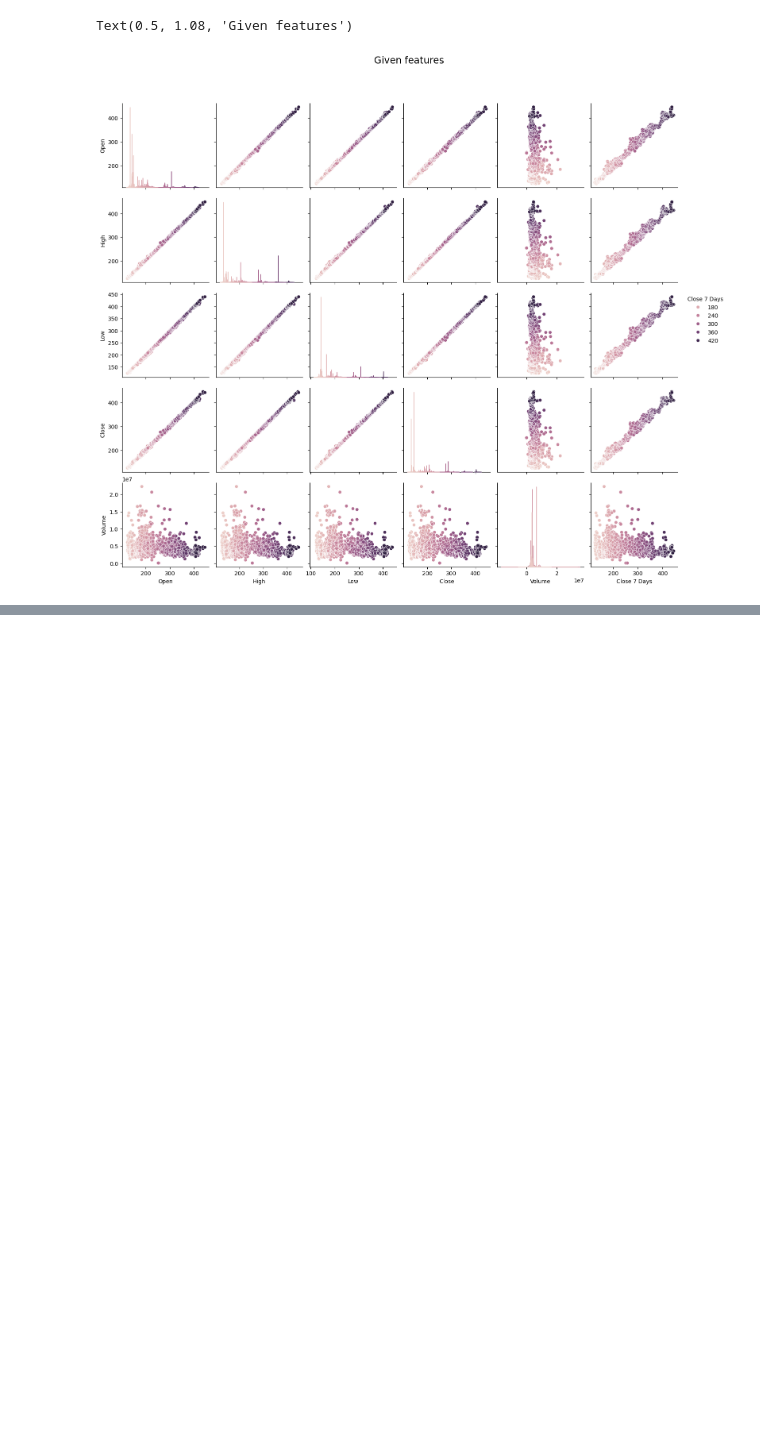
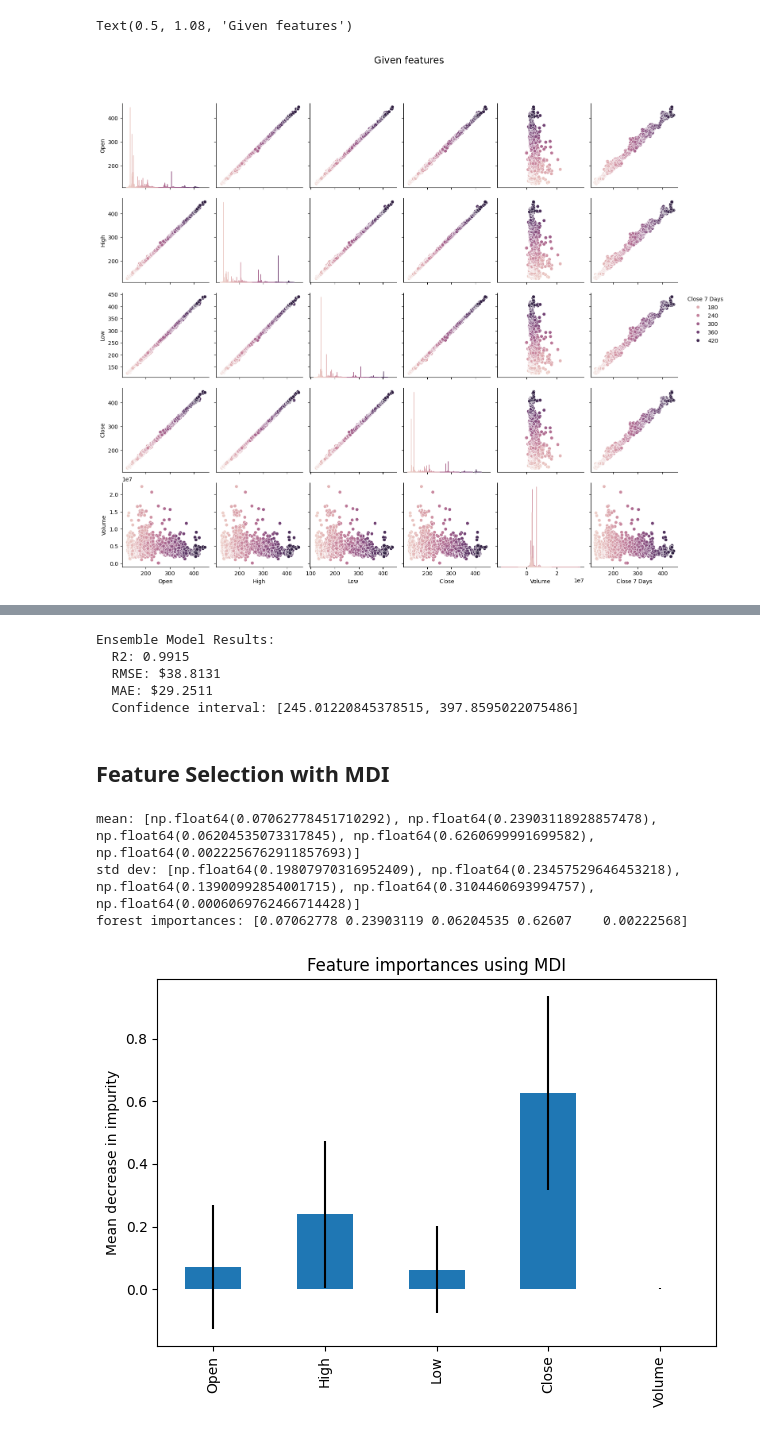
Before and after one commit to shannaw04/ml-stock-predictor, a Jupyter notebook: stock-predictor-final.ipynb, the cells around one changed output, grey strips where cells are left out. Saved outputs shown, nothing was run; the diff lists cells and outputs as text; code cells hidden in the pictures; blank space fills up the shorter version.

```diff
--- a/stock-predictor-final.ipynb
+++ b/stock-predictor-final.ipynb
@@ -618,0 +376,54 @@ Linear Regression with Gradient Descent:
+# %%
+complex_model = RandomForestRegressor(max_depth=6, random_state=RANDOM_STATE)
+complex_model.fit(X_train_complex.values, y_train)
+complex_pred = complex_model.predict(X_test_complex.values).reshape(-1, 1)
+
+complex_r2 = complex_model.score(X_train_complex.values, y_train)
+complex_rmse = root_mean_squared_error(y_test, complex_pred)
+complex_mae = mean_absolute_error(y_test, complex_pred)
+
+# Calculate the standard error of the predictions
+forest_se = np.sqrt(np.sum((y_test - complex_pred.flatten()) ** 2) / (len(y_test) - 2))
+
+# Calculate the confidence intervals
+confidence_interval_forest = stats.t.interval(0.95, len(y_test) - 1, loc=np.mean(complex_pred), scale=forest_se)
+
+print(f"Ensemble Model Results:")
+print(f"  R2: {complex_r2:.4f}")
+print(f"  RMSE: ${complex_rmse:.4f}")
+print(f"  MAE: ${complex_mae:.4f}")
+print(f"  Confidence interval: [{confidence_interval_forest[0]}, {confidence_interval_forest[1]}]")
+# %% [output]
+Ensemble Model Results:
+  R2: 0.9915
+  RMSE: $38.8131
+  MAE: $29.2511
+  Confidence interval: [245.01220845378515, 397.8595022075486]
+# %% [markdown]
+## Feature Selection with MDI
+# %%
+trees_importances = np.array([tree.feature_importances_ for tree in complex_model.estimators_])
+
+# feature importances measures from the forest
+forest_importances = complex_model.feature_importances_
+
+# Compute mean feature importances for each feature
+mean_importances = [column.mean() for column in trees_importances.T]
+# Compute standard deviation feature importances for each feature
+std_importances = [column.std() for column in trees_importances.T]
+
+print(f"mean: {mean_importances}\nstd dev: {std_importances}\nforest importances: {forest_importances}")
+
+
+forest_importances = pd.Series(forest_importances, index = complex_feature_list)
+
+fig, ax = plt.subplots()
+forest_importances.plot.bar(yerr = std_importances, ax = ax)
+ax.set_title("Feature importances using MDI")
+ax.set_ylabel("Mean decrease in impurity")
+fig.tight_layout()
+# %% [output]
+mean: [np.float64(0.07062778451710292), np.float64(0.23903118928857478), np.float64(0.06204535073317845), np.float64(0.6260699991699582), np.float64(0.0022256762911857693)]
+std dev: [np.float64(0.19807970316952409), np.float64(0.23457529646453218), np.float64(0.13900992854001715), np.float64(0.3104460693994757), np.float64(0.0006069762466714428)]
+forest importances: [0.07062778 0.23903119 0.06204535 0.62607    0.00222568]
+[figure, added]
```
Also changed, not shown: parts of 53 cells of this notebook, 4 other files.
